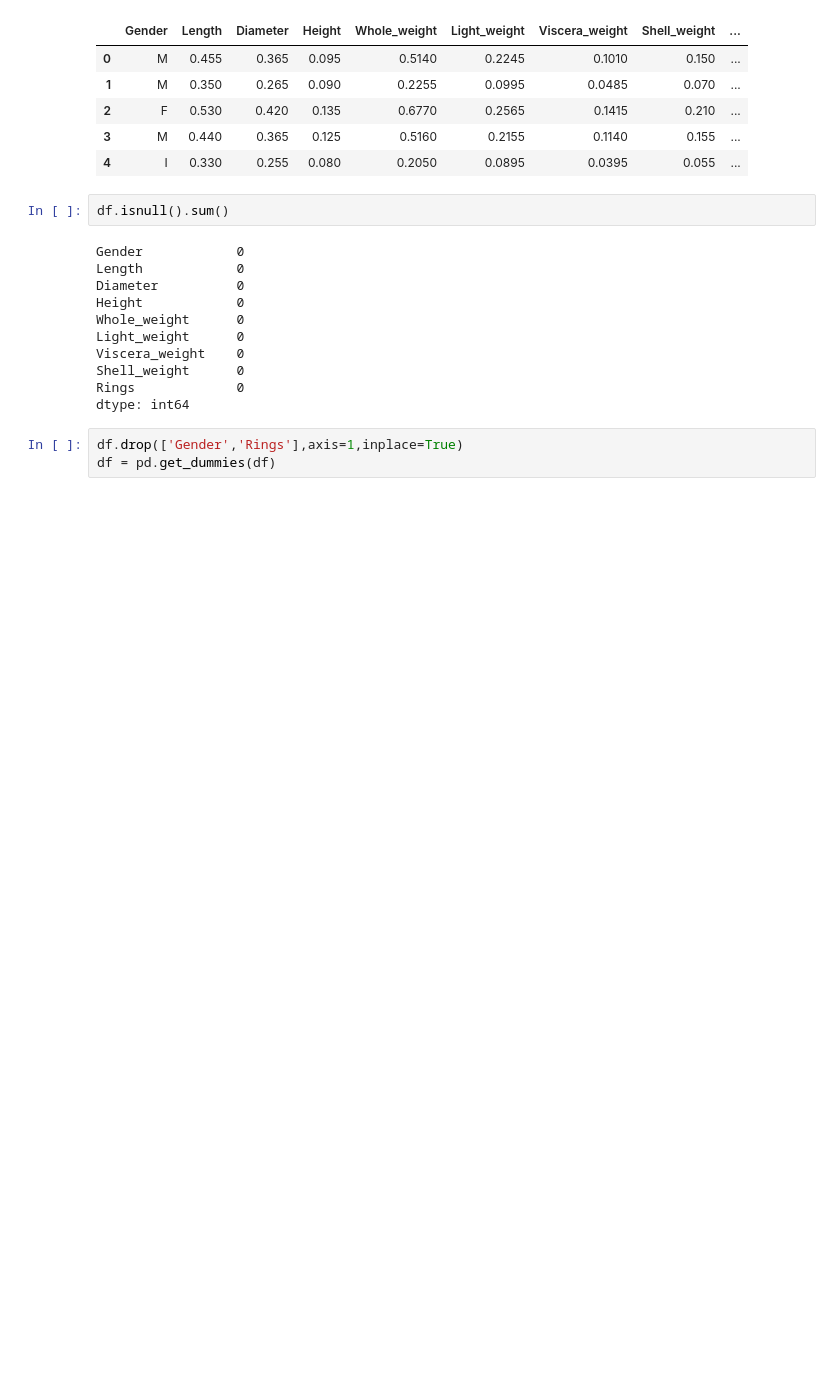
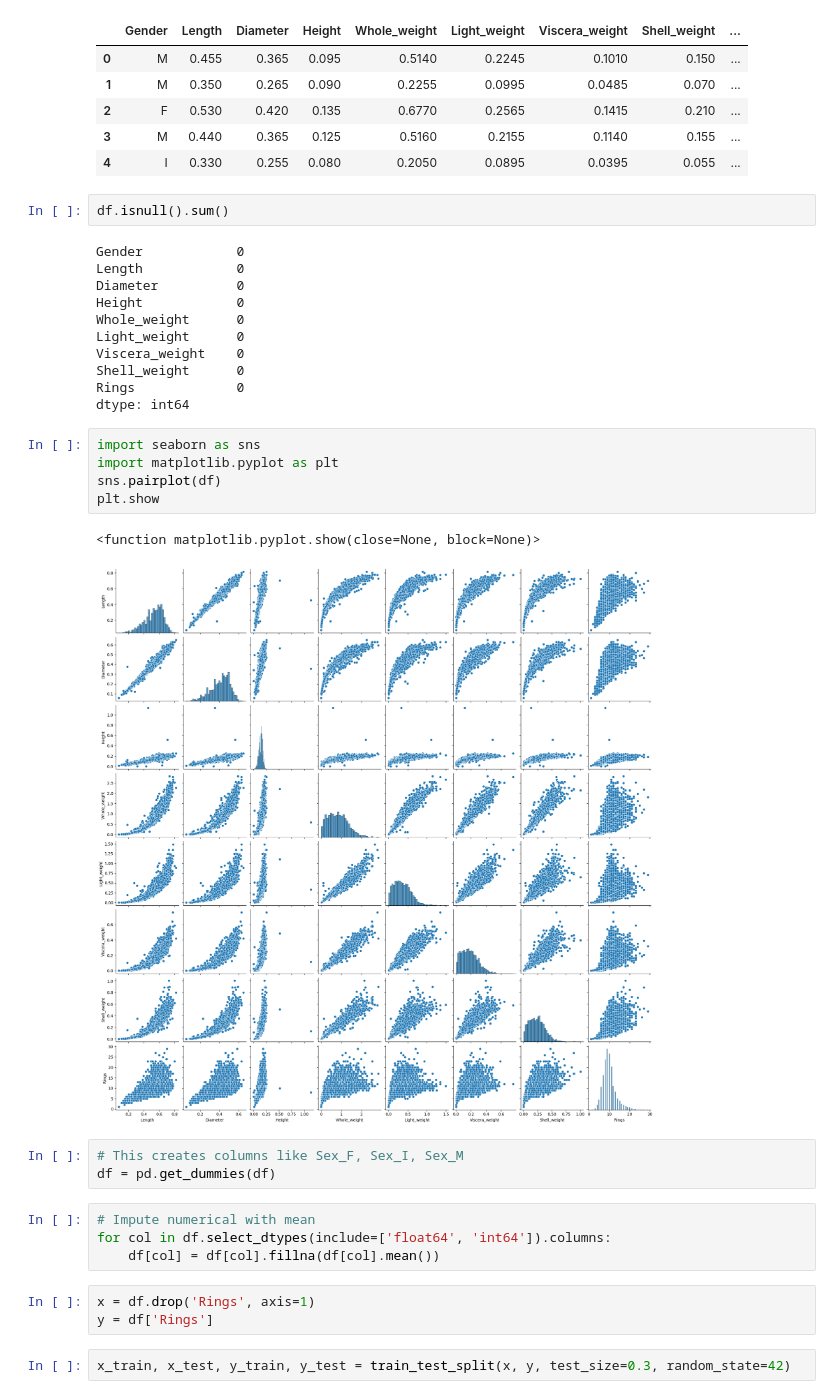
Before and after one commit to anmolS-1104/SML, a Jupyter notebook: SML /Exp5KNN Reg part 2.ipynb, the cells around one changed output. Saved outputs shown, nothing was run; the diff lists cells and outputs as text; blank space fills up the shorter version.

```diff
--- a/SML /Exp5KNN Reg part 2.ipynb
+++ b/SML /Exp5KNN Reg part 2.ipynb
@@ -42,7 +43,24 @@ Viscera_weight    0
 Shell_weight      0
 Rings             0
 dtype: int64
-# %%
-df.drop(['Gender','Rings'],axis=1,inplace=True)
-df = pd.get_dummies(df)
+# %%
+import seaborn as sns
+import matplotlib.pyplot as plt
+sns.pairplot(df)
+plt.show
+# %% [output]
+<function matplotlib.pyplot.show(close=None, block=None)>
+[figure, added]
+# %%
+# This creates columns like Sex_F, Sex_I, Sex_M
+df = pd.get_dummies(df)
+# %%
+# Impute numerical with mean
+for col in df.select_dtypes(include=['float64', 'int64']).columns:
+    df[col] = df[col].fillna(df[col].mean())
+# %%
+x = df.drop('Rings', axis=1)
+y = df['Rings']
+# %%
+x_train, x_test, y_train, y_test = train_test_split(x, y, test_size=0.3, random_state=42)
 # %%
```
Also changed, not shown: parts of 5 cells of this notebook.
